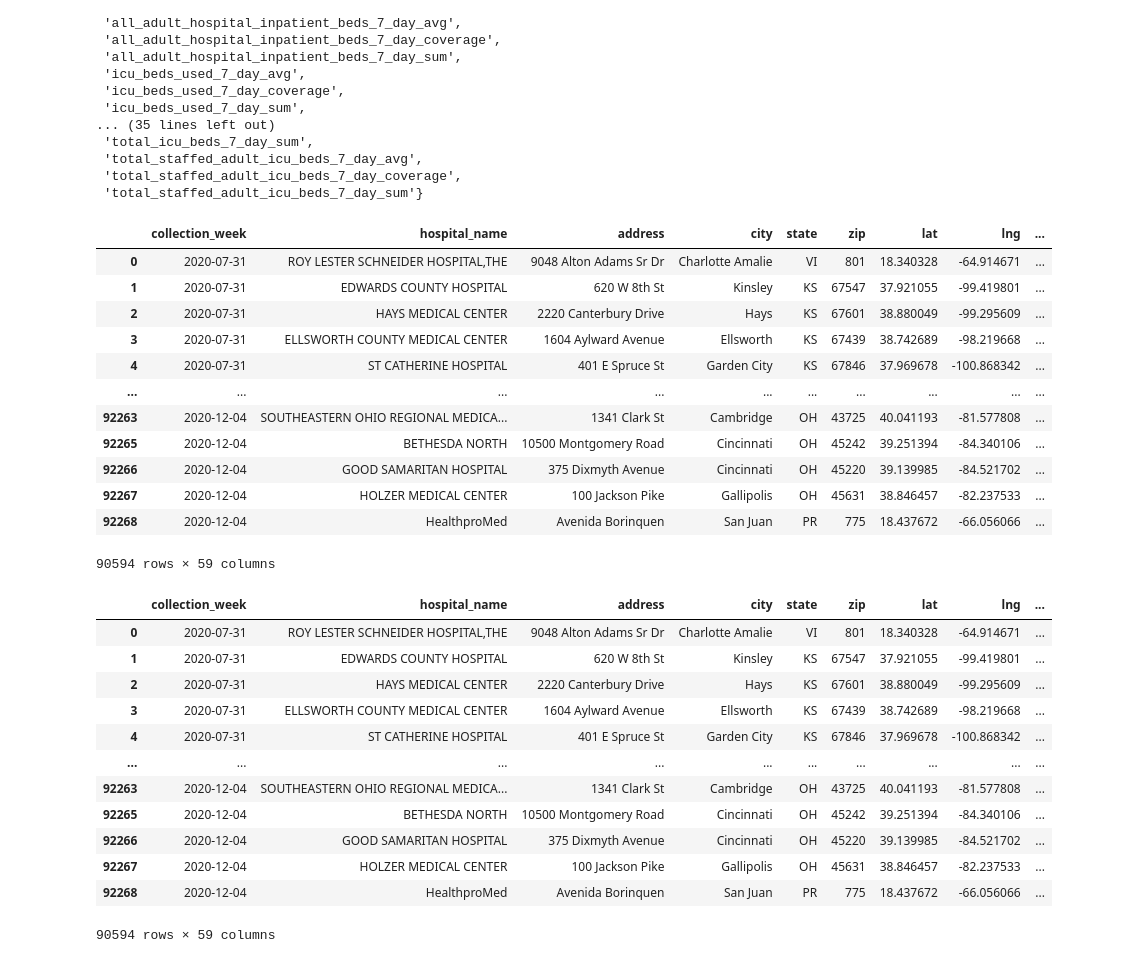
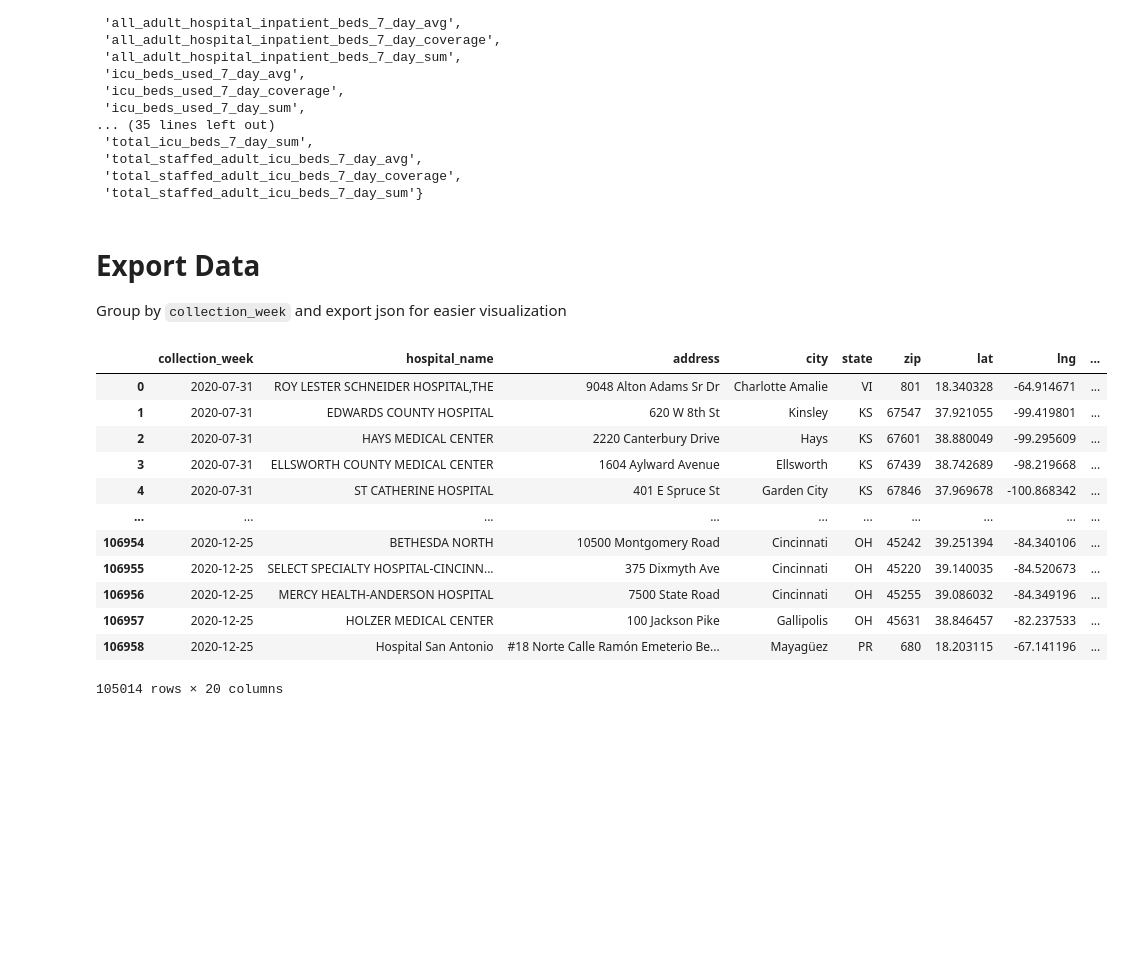
Before and after one commit to sanders-li/hovis, a Jupyter notebook: hospital_dataset_metric_calculation.ipynb, the cells around one changed output. Drawn from its saved outputs; the diff is of its cells as text; code cells hidden in the pictures; blank space fills up the shorter version.

Commit message:
Web app v1, metric calculation adjustments

```diff
--- a/hospital_dataset.ipynb
+++ b/hospital_dataset_metric_calculation.ipynb
@@ -4,7 +4,7 @@ import numpy as np
 import matplotlib.pyplot as plt
 import json
 # %%
-df = pd.read_csv('reported_hospital_capacity_admissions_facility_level_weekly_average_timeseries_20201215_geocoded.csv', index_col=0)
+df = pd.read_csv('reported_hospital_capacity_admissions_facility_level_weekly_average_timeseries_20210103_geocoded.csv', index_col=0)
 df
 # %% [output]
 |  | hospital_pk | collection_week | state | ccn | hospital_name | address | city | zip | ... |
@@ -1324,9 +1340,10 @@ PAUSE
 # %%
-LIMIT = 1.5
+soft_limit = 1.5
+hard_limit = 2
 
 for col_name, metric_dict in metric_dicts.items():
     print(col_name)
-    metric = Metric_Calc(metric_dict, LIMIT)
-    df[[col_name, col_name+'_estimate', col_name+'_reached_limit']] = df.apply(metric.calc, axis=1)
+    metric = Metric_Calc(metric_dict, soft_limit, hard_limit)
+    df[[col_name, col_name+'_estimate', col_name+'_beyond_limit']] = df.apply(metric.calc, axis=1)
 # %% [output]
 inpatient_occupancy
@@ -1397,48 +1426,51 @@ cols
  'total_staffed_adult_icu_beds_7_day_avg',
  'total_staffed_adult_icu_beds_7_day_coverage',
  'total_staffed_adult_icu_beds_7_day_sum'}
+# %% [markdown]
+# Export Data
+
+Group by `collection_week` and export json for easier visualization
 # %%
 df_json = df[[
     'collection_week',
     'hospital_name',
     'address',
     'city',
     'state',
     'zip',
     'lat',
     'lng',
-    ] + list(cols)
+
+    'icu_covid_occupancy',
+    'icu_covid_occupancy_beyond_limit',
+    'icu_covid_occupancy_estimate',
+
+    'icu_occupancy',
+    'icu_occupancy_beyond_limit',
+    'icu_occupancy_estimate',
+
+    'inpatient_covid_occupancy',
+    'inpatient_covid_occupancy_beyond_limit',
+    'inpatient_covid_occupancy_estimate',
+
+    'inpatient_occupancy',
+    'inpatient_occupancy_beyond_limit',
+    'inpatient_occupancy_estimate'
+    ]
 ]
 df_json
 # %% [output]
 |  | collection_week | hospital_name | address | city | state | zip | lat | lng | ... |
 | 0 | 2020-07-31 | ROY LESTER SCHNEIDER HOSPITAL,THE | 9048 Alton Adams Sr Dr | Charlotte Amalie | VI | 801 | 18.340328 | -64.914671 | ... |
 | 1 | 2020-07-31 | EDWARDS COUNTY HOSPITAL | 620 W 8th St | Kinsley | KS | 67547 | 37.921055 | -99.419801 | ... |
 | 2 | 2020-07-31 | HAYS MEDICAL CENTER | 2220 Canterbury Drive | Hays | KS | 67601 | 38.880049 | -99.295609 | ... |
 | 3 | 2020-07-31 | ELLSWORTH COUNTY MEDICAL CENTER | 1604 Aylward Avenue | Ellsworth | KS | 67439 | 38.742689 | -98.219668 | ... |
 | 4 | 2020-07-31 | ST CATHERINE HOSPITAL | 401 E Spruce St | Garden City | KS | 67846 | 37.969678 | -100.868342 | ... |
 | ... | ... | ... | ... | ... | ... | ... | ... | ... | ... |
-| 92263 | 2020-12-04 | SOUTHEASTERN OHIO REGIONAL MEDICA... | 1341 Clark St | Cambridge | OH | 43725 | 40.041193 | -81.577808 | ... |
-| 92265 | 2020-12-04 | BETHESDA NORTH | 10500 Montgomery Road | Cincinnati | OH | 45242 | 39.251394 | -84.340106 | ... |
-| 92266 | 2020-12-04 | GOOD SAMARITAN HOSPITAL | 375 Dixmyth Avenue | Cincinnati | OH | 45220 | 39.139985 | -84.521702 | ... |
-| 92267 | 2020-12-04 | HOLZER MEDICAL CENTER | 100 Jackson Pike | Gallipolis | OH | 45631 | 38.846457 | -82.237533 | ... |
-| 92268 | 2020-12-04 | HealthproMed | Avenida Borinquen | San Juan | PR | 775 | 18.437672 | -66.056066 | ... |
+| 106954 | 2020-12-25 | BETHESDA NORTH | 10500 Montgomery Road | Cincinnati | OH | 45242 | 39.251394 | -84.340106 | ... |
+| 106955 | 2020-12-25 | SELECT SPECIALTY HOSPITAL-CINCINN... | 375 Dixmyth Ave | Cincinnati | OH | 45220 | 39.140035 | -84.520673 | ... |
+| 106956 | 2020-12-25 | MERCY HEALTH-ANDERSON HOSPITAL | 7500 State Road | Cincinnati | OH | 45255 | 39.086032 | -84.349196 | ... |
+| 106957 | 2020-12-25 | HOLZER MEDICAL CENTER | 100 Jackson Pike | Gallipolis | OH | 45631 | 38.846457 | -82.237533 | ... |
+| 106958 | 2020-12-25 | Hospital San Antonio | #18 Norte Calle Ramón Emeterio Be... | Mayagüez | PR | 680 | 18.203115 | -67.141196 | ... |
-90594 rows × 59 columns
+105014 rows × 20 columns
-# %%
-df_json.groupby('collection_week')
-df_json
-# %% [output]
-|  | collection_week | hospital_name | address | city | state | zip | lat | lng | ... |
-| 0 | 2020-07-31 | ROY LESTER SCHNEIDER HOSPITAL,THE | 9048 Alton Adams Sr Dr | Charlotte Amalie | VI | 801 | 18.340328 | -64.914671 | ... |
-| 1 | 2020-07-31 | EDWARDS COUNTY HOSPITAL | 620 W 8th St | Kinsley | KS | 67547 | 37.921055 | -99.419801 | ... |
-| 2 | 2020-07-31 | HAYS MEDICAL CENTER | 2220 Canterbury Drive | Hays | KS | 67601 | 38.880049 | -99.295609 | ... |
-| 3 | 2020-07-31 | ELLSWORTH COUNTY MEDICAL CENTER | 1604 Aylward Avenue | Ellsworth | KS | 67439 | 38.742689 | -98.219668 | ... |
-| 4 | 2020-07-31 | ST CATHERINE HOSPITAL | 401 E Spruce St | Garden City | KS | 67846 | 37.969678 | -100.868342 | ... |
-| ... | ... | ... | ... | ... | ... | ... | ... | ... | ... |
-| 92263 | 2020-12-04 | SOUTHEASTERN OHIO REGIONAL MEDICA... | 1341 Clark St | Cambridge | OH | 43725 | 40.041193 | -81.577808 | ... |
-| 92265 | 2020-12-04 | BETHESDA NORTH | 10500 Montgomery Road | Cincinnati | OH | 45242 | 39.251394 | -84.340106 | ... |
-| 92266 | 2020-12-04 | GOOD SAMARITAN HOSPITAL | 375 Dixmyth Avenue | Cincinnati | OH | 45220 | 39.139985 | -84.521702 | ... |
-| 92267 | 2020-12-04 | HOLZER MEDICAL CENTER | 100 Jackson Pike | Gallipolis | OH | 45631 | 38.846457 | -82.237533 | ... |
-| 92268 | 2020-12-04 | HealthproMed | Avenida Borinquen | San Juan | PR | 775 | 18.437672 | -66.056066 | ... |
-90594 rows × 59 columns
 # %%
```
Also changed, not shown: parts of 34 cells of this notebook, 16 other files.
